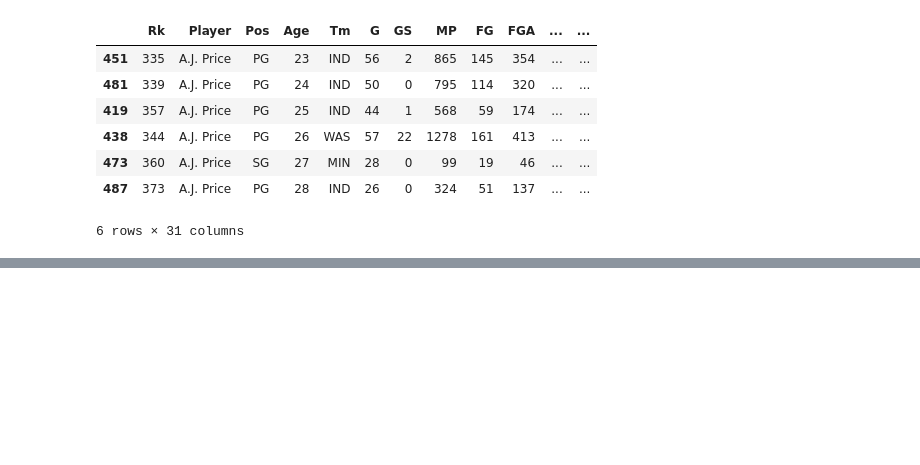
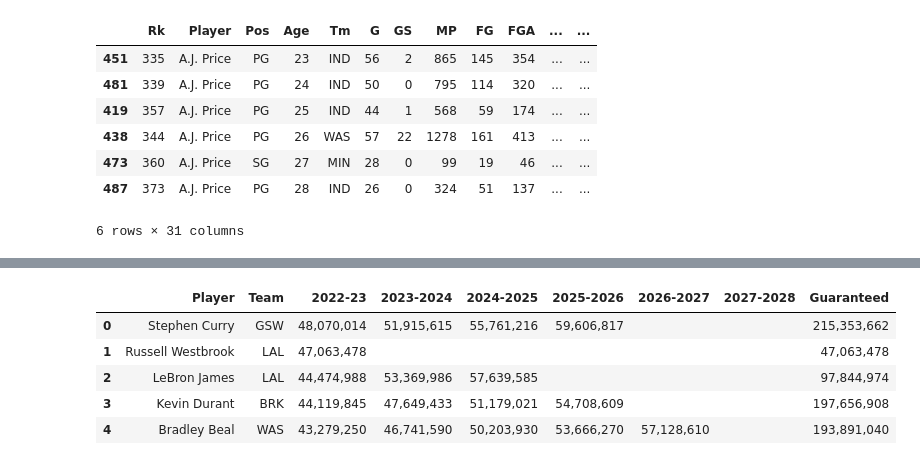
Before and after one commit to aclao89/NBA_Salaries_Performance, a Jupyter notebook: Web Scraping Basketball Salaries.ipynb, the cells around one changed output, grey strips where cells are left out. Saved outputs shown, nothing was run; the diff lists cells and outputs as text; code cells hidden in the pictures; blank space fills up the shorter version.

```diff
--- a/Web Scraping Basketball Salaries.ipynb
+++ b/Web Scraping Basketball Salaries.ipynb
@@ -324,0 +349,9 @@ salaries_df.to_excel("./Data Files/salaries_df_bbref.xlsx")
+# %%
+salaries_df.head()
+# %% [output]
+|  | Player | Team | 2022-23 | 2023-2024 | 2024-2025 | 2025-2026 | 2026-2027 | 2027-2028 | Guaranteed |
+| 0 | Stephen Curry | GSW | 48,070,014 | 51,915,615 | 55,761,216 | 59,606,817 |  |  | 215,353,662 |
+| 1 | Russell Westbrook | LAL | 47,063,478 |  |  |  |  |  | 47,063,478 |
+| 2 | LeBron James | LAL | 44,474,988 | 53,369,986 | 57,639,585 |  |  |  | 97,844,974 |
+| 3 | Kevin Durant | BRK | 44,119,845 | 47,649,433 | 51,179,021 | 54,708,609 |  |  | 197,656,908 |
+| 4 | Bradley Beal | WAS | 43,279,250 | 46,741,590 | 50,203,930 | 53,666,270 | 57,128,610 |  | 193,891,040 |
```
Also changed, not shown: parts of 27 cells of this notebook, 1 other file.
